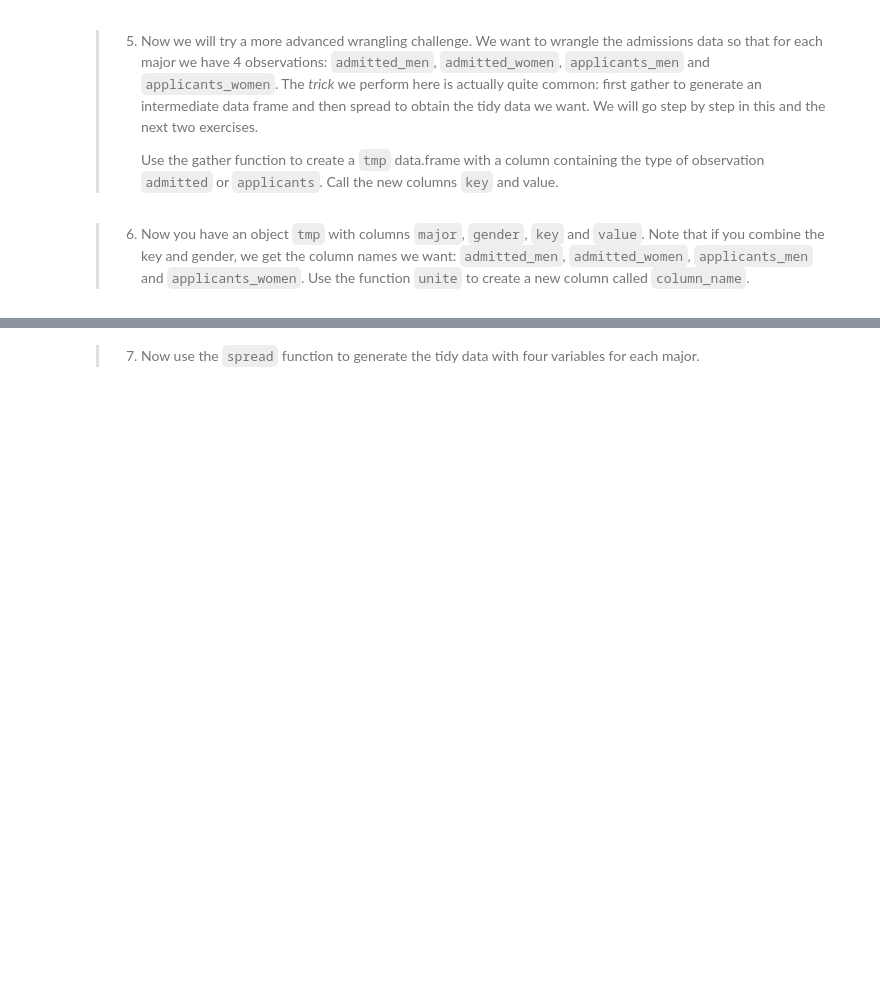
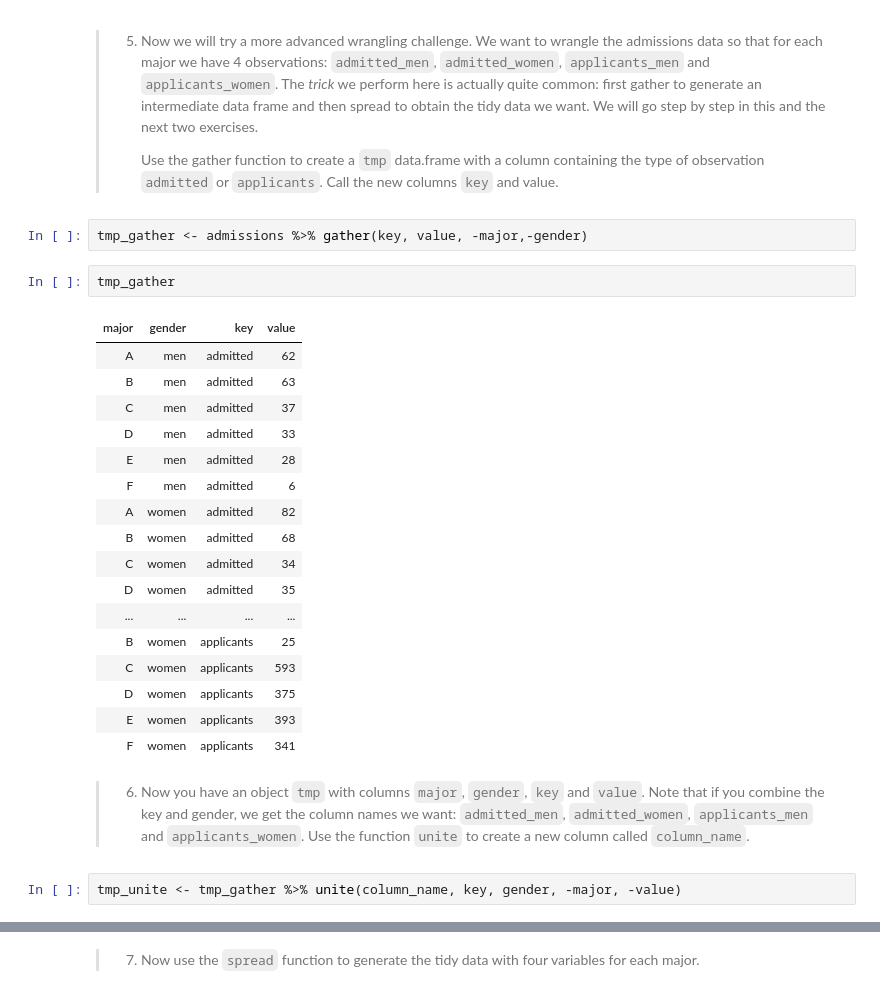
Before and after one commit to mldwr/dsbook_exercises, a Jupyter notebook: ex_36_reshaping_data.ipynb, the cells around one changed output, grey strips where cells are left out. Cells and saved outputs as stored; diff of their text form; blank space fills up the shorter version.

```diff
--- a/ex_36_reshaping_data.ipynb
+++ b/ex_36_reshaping_data.ipynb
@@ -157,5 +157,29 @@ dat %>% spread(gender,admitted)
 >5. Now we will try a more advanced wrangling challenge. We want to wrangle the admissions data so that for each major we have 4 observations: `admitted_men`, `admitted_women`, `applicants_men` and `applicants_women`.  The _trick_ we perform here is actually quite common: first gather to generate an intermediate data frame and then spread to obtain the tidy data we want. We will go step by step in this and the next two exercises.
 >
 >    Use the gather function to create a `tmp` data.frame with a column containing the type of observation `admitted` or `applicants`. Call the new columns `key` and value.
+# %%
+tmp_gather <- admissions %>% gather(key, value, -major,-gender)
+# %%
+tmp_gather
+# %% [output]
+| major | gender | key | value |
+| A | men | admitted | 62 |
+| B | men | admitted | 63 |
+| C | men | admitted | 37 |
+| D | men | admitted | 33 |
+| E | men | admitted | 28 |
+| F | men | admitted | 6 |
+| A | women | admitted | 82 |
+| B | women | admitted | 68 |
+| C | women | admitted | 34 |
+| D | women | admitted | 35 |
+| ... | ... | ... | ... |
+| B | women | applicants | 25 |
+| C | women | applicants | 593 |
+| D | women | applicants | 375 |
+| E | women | applicants | 393 |
+| F | women | applicants | 341 |
 # %% [markdown]
 >6. Now you have an object `tmp` with columns `major`,  `gender`, `key` and  `value`. Note that if you combine the key and gender, we get the column names we want: `admitted_men`, `admitted_women`, `applicants_men` and `applicants_women`. Use the function `unite` to create a new column called `column_name`.
+# %%
+tmp_unite <- tmp_gather %>% unite(column_name, key, gender, -major, -value)
```
Also changed, not shown: parts of 3 cells of this notebook.
